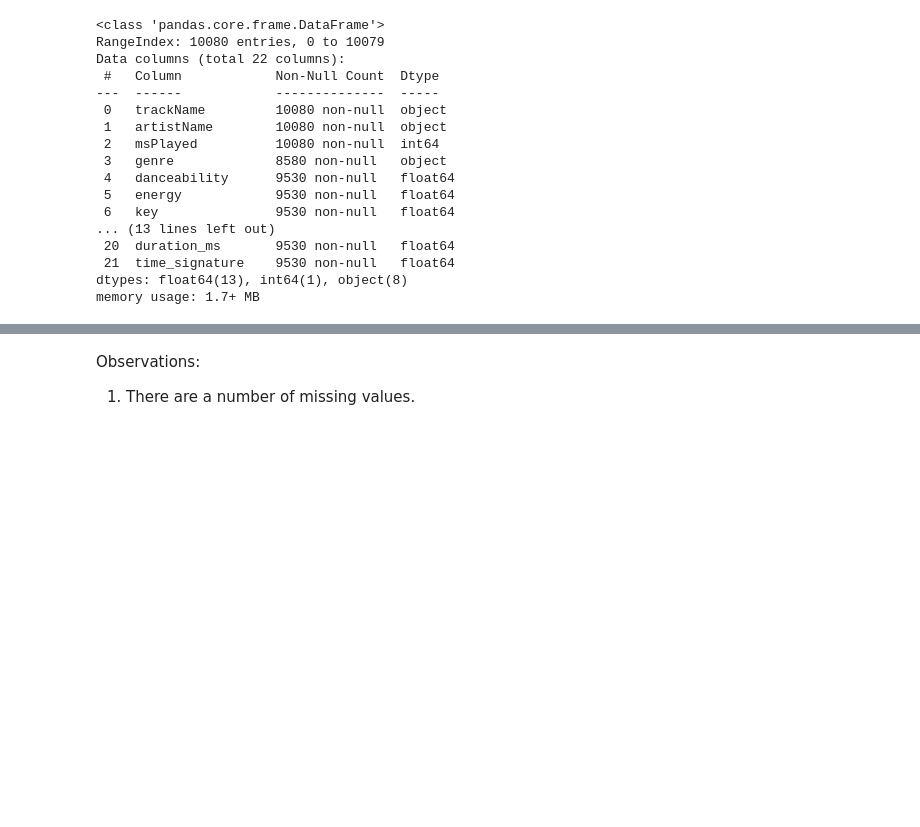
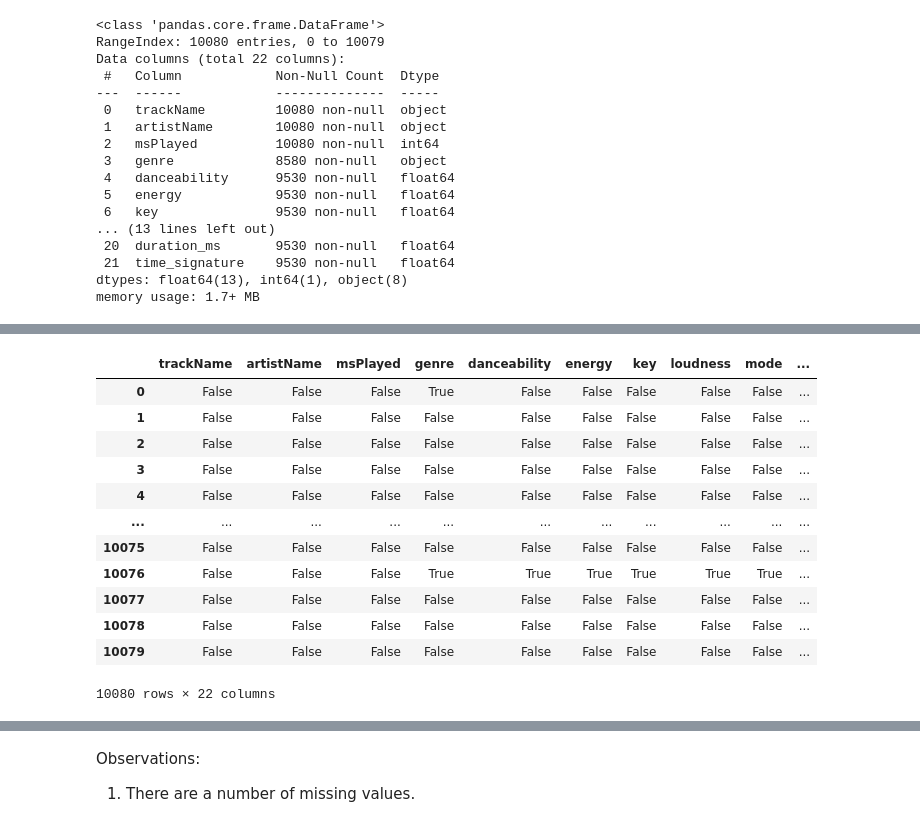
Before and after one commit to George-Mbugua/Music-Analysis, a Jupyter notebook: Untitled-1.ipynb, the cells around one changed output, grey strips where cells are left out. Saved outputs shown, nothing was run; the diff lists cells and outputs as text; code cells hidden in the pictures; blank space fills up the shorter version.

```diff
--- a/Untitled-1.ipynb
+++ b/Untitled-1.ipynb
@@ -82,3 +82,19 @@ music.describe()
 | 50% | 2.662875e+05 | 0.623000 | 0.589000 | 5.000000 | -7.218000 | 1.000000 | 0.047900 | 0.245000 | ... |
 | 75% | 1.186307e+06 | 0.714000 | 0.751000 | 8.000000 | -5.336000 | 1.000000 | 0.081900 | 0.668000 | ... |
 | max | 1.583671e+08 | 0.976000 | 0.999000 | 11.000000 | 3.010000 | 1.000000 | 0.966000 | 0.996000 | ... |
+# %%
+music.isnull()
+# %% [output]
+|  | trackName | artistName | msPlayed | genre | danceability | energy | key | loudness | mode | ... |
+| 0 | False | False | False | True | False | False | False | False | False | ... |
+| 1 | False | False | False | False | False | False | False | False | False | ... |
+| 2 | False | False | False | False | False | False | False | False | False | ... |
+| 3 | False | False | False | False | False | False | False | False | False | ... |
+| 4 | False | False | False | False | False | False | False | False | False | ... |
+| ... | ... | ... | ... | ... | ... | ... | ... | ... | ... | ... |
+| 10075 | False | False | False | False | False | False | False | False | False | ... |
+| 10076 | False | False | False | True | True | True | True | True | True | ... |
+| 10077 | False | False | False | False | False | False | False | False | False | ... |
+| 10078 | False | False | False | False | False | False | False | False | False | ... |
+| 10079 | False | False | False | False | False | False | False | False | False | ... |
+10080 rows × 22 columns
```
Also changed, not shown: parts of 23 cells of this notebook.
